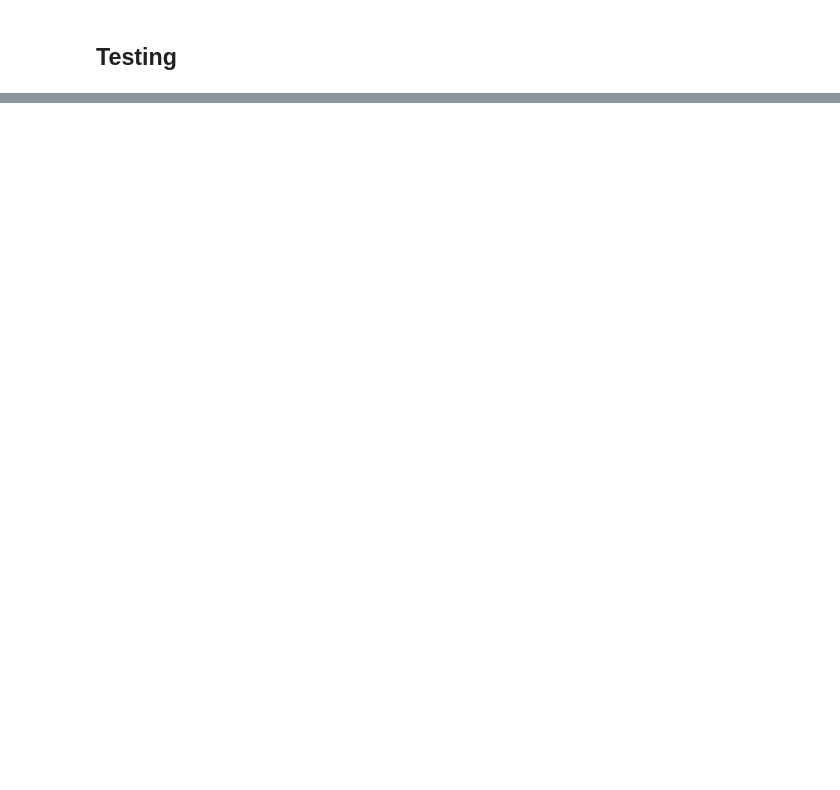
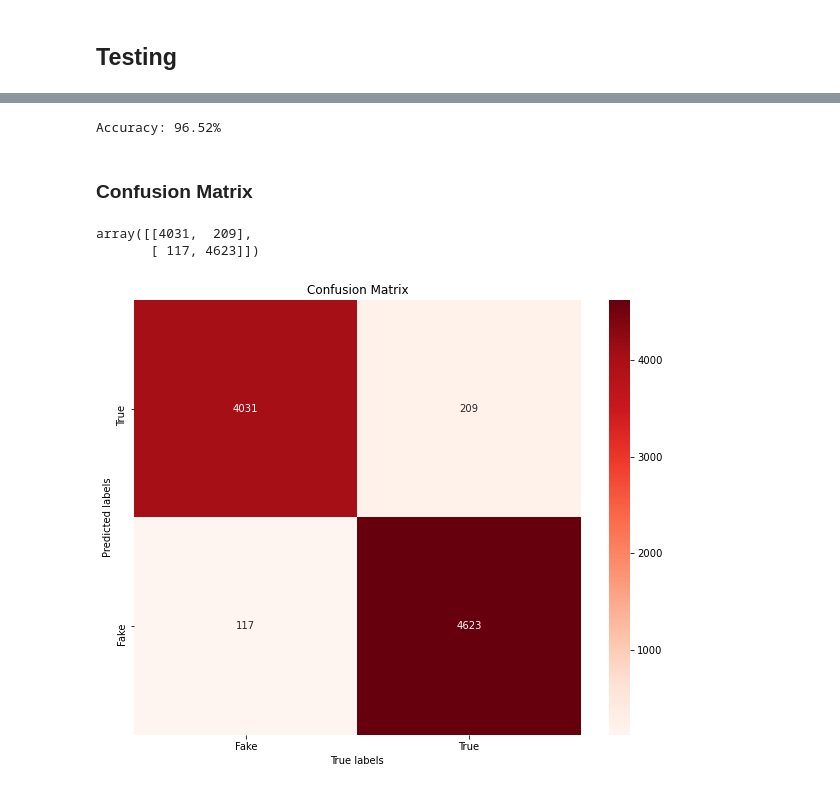
Before and after one commit to domenicocinque/FDSA1, a Jupyter notebook: Model.ipynb, the cells around one changed output, grey strips where cells are left out. Cells and saved outputs as stored; diff of their text form; code cells hidden in the pictures; blank space fills up the shorter version.

```diff
--- a/Model.ipynb
+++ b/Model.ipynb
@@ -142,0 +257,3 @@ test.loc[test['label']!=test['predict']].shape
+# %%
+train_1.text.apply(lambda x: create_dict(x,d_1,len(train_1)))
+phi_1 = d_1
@@ -142,0 +262,21 @@ test.loc[test['label']!=test['predict']].shape
+# %%
+def predict(text):
+
+    phi_0_test = np.log(phi_y_0)
+    phi_1_test = np.log(phi_y_1)
+
+
+    for word in set(text.split()):
+        if word in d_0.keys():
+            phi_0_test += np.log(phi_0[word])
+        else:
+            phi_0_test += np.log(1/(len(train_0)+2))
+
+        if word in d_1.keys():
+            phi_1_test += np.log(phi_1[word])
+        else:
+            phi_1_test += np.log(1/(len(train_1)+2))
+
+    if phi_0_test > phi_1_test:
+        return 0
+    return 1
@@ -142,0 +285,2 @@ test.loc[test['label']!=test['predict']].shape
+# %%
+test['predict'] = test.text.apply(lambda x: predict(x))
@@ -142,0 +328,7 @@ test.loc[test['label']!=test['predict']].shape
+# %%
+err = round((1-(train.loc[train['label']!=train['predict']].shape[0]/train.shape[0]))*100,2)
+print('Accuracy:', str(err) + '%')
+# %% [output]
+Accuracy: 96.52%
+# %% [markdown]
+### Confusion Matrix
@@ -142,0 +339,17 @@ test.loc[test['label']!=test['predict']].shape
+# %%
+y_true = test.label
+y_predicted = test.predict
+df_confusion = confusion_matrix(y_true, y_predicted)
+df_confusion
+# %% [output]
+array([[4031,  209],
+       [ 117, 4623]])
+# %%
+fig, ax = plt.subplots(figsize=(10,8))
+sns.heatmap(df_confusion, annot=True, fmt = 'd', ax = ax, cmap = 'Reds');
+
+ax.set_xlabel('True labels');ax.set_ylabel('Predicted labels');
+ax.set_title('Confusion Matrix');
+ax.xaxis.set_ticklabels(['Fake', 'True']); ax.yaxis.set_ticklabels(['True', 'Fake']);
+# %% [output]
+[figure, added]
```
Also changed, not shown: parts of 38 cells of this notebook.
